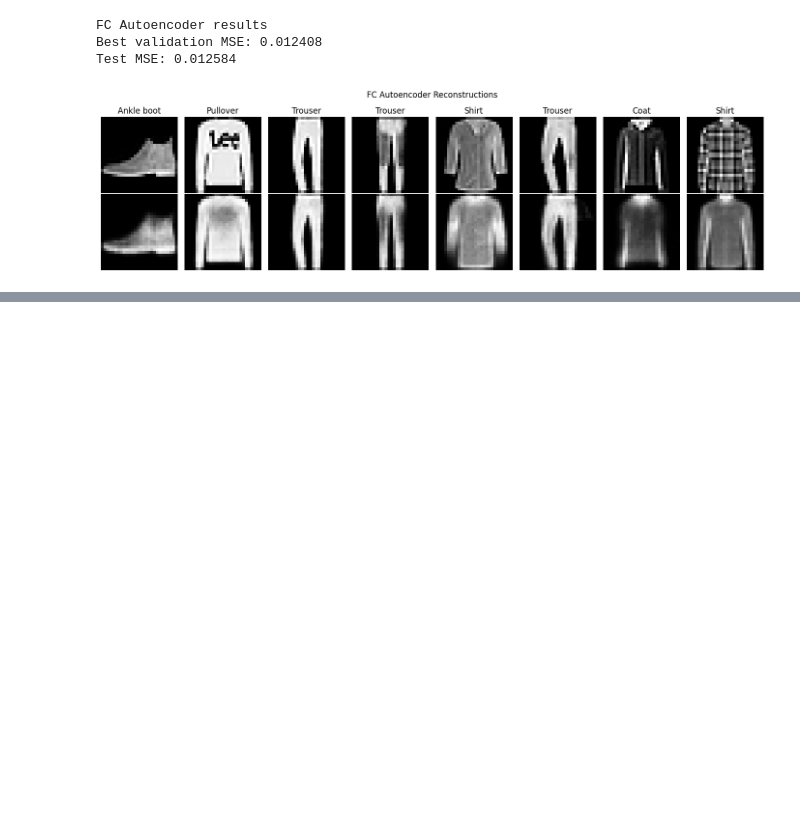
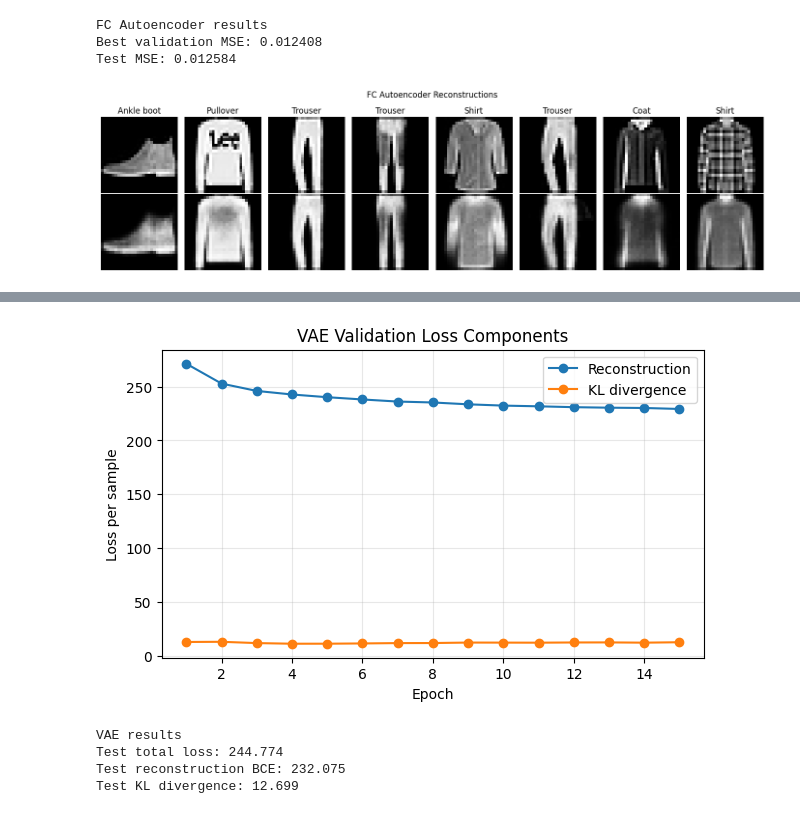
Before and after one commit to DrashtiShah23/data266-2046, a Jupyter notebook: hw7/HW7.ipynb, the cells around one changed output, grey strips where cells are left out. Saved outputs shown, nothing was run; the diff lists cells and outputs as text; code cells hidden in the pictures; blank space fills up the shorter version.

Commit message:
implement and evaluate variational autoencoder

```diff
--- a/hw7/HW7.ipynb
+++ b/hw7/HW7.ipynb
@@ -536,0 +877,42 @@ plt.show()
+# %%
+plt.figure(figsize=(7, 4))
+
+plt.plot(
+    epochs,
+    vae_val_reconstruction,
+    marker="o",
+    label="Reconstruction"
+)
+
+plt.plot(
+    epochs,
+    vae_val_kl,
+    marker="o",
+    label="KL divergence"
+)
+
+plt.xlabel("Epoch")
+plt.ylabel("Loss per sample")
+plt.title("VAE Validation Loss Components")
+plt.legend()
+plt.grid(alpha=0.3)
+
+plt.show()
+# %% [output]
+[figure, added]
+# %%
+vae_test_total, vae_test_recon, vae_test_kl = evaluate_vae(
+    vae,
+    test_loader,
+    device
+)
+
+print("VAE results")
+print("Test total loss:", f"{vae_test_total:.3f}")
+print("Test reconstruction BCE:", f"{vae_test_recon:.3f}")
+print("Test KL divergence:", f"{vae_test_kl:.3f}")
+# %% [output]
+VAE results
+Test total loss: 244.774
+Test reconstruction BCE: 232.075
+Test KL divergence: 12.699
```
Also changed, not shown: parts of 11 cells of this notebook.
